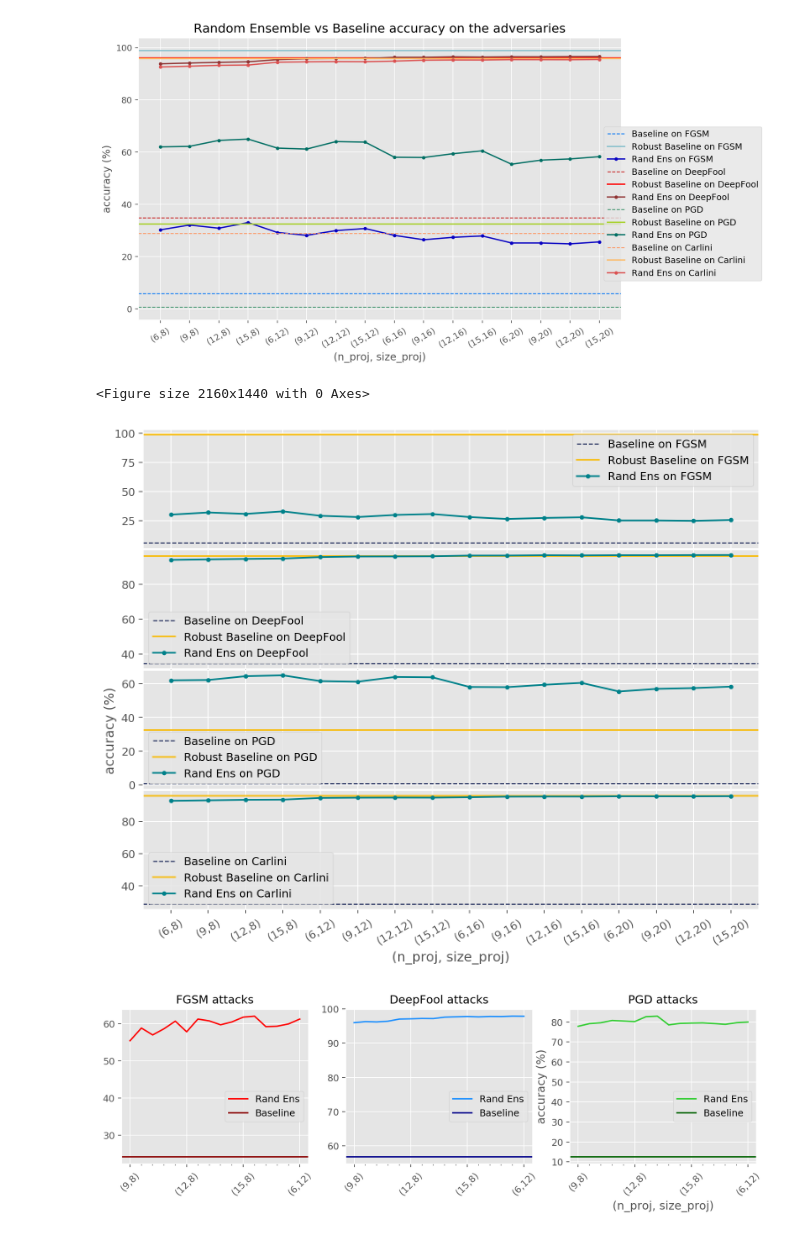
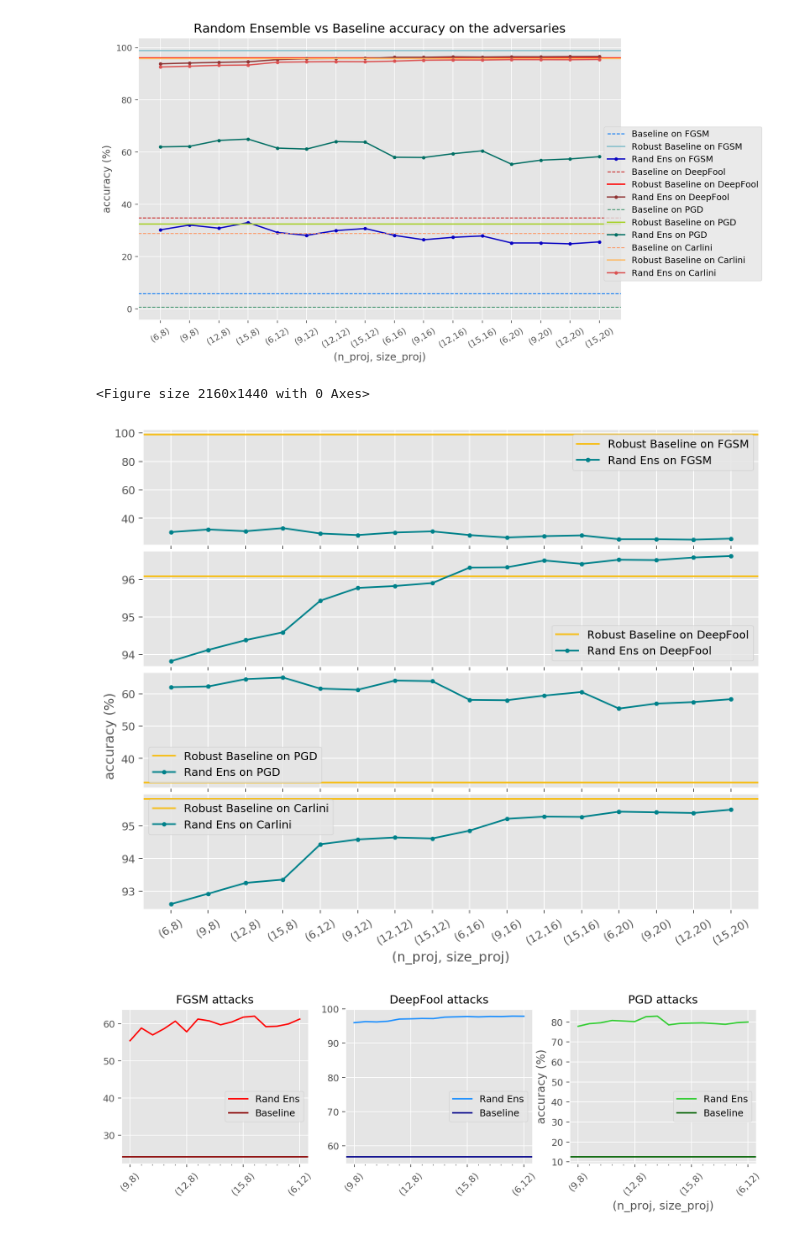
Before and after one commit to ginevracoal/adversarial_examples, a Jupyter notebook: notebooks/plots.ipynb, the cells around one changed output. Saved outputs shown, nothing was run; the diff lists cells and outputs as text; code cells hidden in the pictures.

Commit message:
updated plots

```diff
--- a/notebooks/plots.ipynb
+++ b/notebooks/plots.ipynb
@@ -137,39 +138,41 @@ xlab = ["(6,8)","(9,8)","(12,8)","(15,8)",
         "(6,16)","(9,16)","(12,16)","(15,16)",
         "(6,20)","(9,20)","(12,20)","(15,20)",]
 x = range(16)
 
 figure(num=None, figsize=(12, 8), dpi=180, facecolor='w', edgecolor='k')
 
 fig, (ax1, ax2, ax3, ax4) = plt.subplots(nrows=4, ncols=1, sharex=True, figsize=(10, 8), dpi=180)
 plt.ylabel('accuracy (%)', position=(0.5,1.5))
 plt.xlabel('(n_proj, size_proj)')
 plt.xticks(x, xlab, rotation=30)
-fig.subplots_adjust(hspace=0.01)
+fig.subplots_adjust(hspace=0.05)
 
-ax1.axhline(y=baseline_fgsm, color="#293462", label='Baseline on FGSM', ls="dashed", linewidth=1)
+#ax1.axhline(y=baseline_fgsm, color="#293462", label='Baseline on FGSM', ls="dashed", linewidth=1)
 ax1.axhline(y=baseline_robust_fgsm, color="#f7be16", label='Robust Baseline on FGSM')
 ax1.plot(x,random_fgsm,color="#00818a",label='Rand Ens on FGSM', marker=".")
 ax1.legend(loc='best')
+#ax1.set_yscale('log')
+#ax1.yaxis.set_major_formatter(matplotlib.ticker.ScalarFormatter())
 
-ax2.axhline(y=baseline_deepf, color="#293462",label='Baseline on DeepFool',  ls="dashed", linewidth=1)
+#ax2.axhline(y=baseline_deepf, color="#293462",label='Baseline on DeepFool',  ls="dashed", linewidth=1)
 ax2.axhline(y=baseline_robust_deepf, color="#f7be16",label='Robust Baseline on DeepFool')
 ax2.plot(x,random_deepf,color="#00818a",label='Rand Ens on DeepFool', marker=".")
 ax2.legend(loc='best')#,bbox_to_anchor=(0.65, 0.5, 0.5, 0.5))
 
-ax3.axhline(y=baseline_pgd, color="#293462",label='Baseline on PGD',  ls="dashed", linewidth=1)
+#ax3.axhline(y=baseline_pgd, color="#293462",label='Baseline on PGD',  ls="dashed", linewidth=1)
 ax3.axhline(y=baseline_robust_pgd, color="#f7be16",label='Robust Baseline on PGD')
 ax3.plot(x,random_pgd,color="#00818a",label='Rand Ens on PGD', marker=".")
 ax3.legend(loc='best')#,bbox_to_anchor=(0.65, 0.5, 0.5, 0.5))
 
-ax4.axhline(y=baseline_carlini_linf, color="#293462",label='Baseline on Carlini',  ls="dashed", linewidth=1)
+#ax4.axhline(y=baseline_carlini_linf, color="#293462",label='Baseline on Carlini',  ls="dashed", linewidth=1)
 ax4.axhline(y=baseline_robust_carlini_linf, color="#f7be16",label='Robust Baseline on Carlini')
 ax4.plot(x,random_carlini_linf,color="#00818a",label='Rand Ens on Carlini', marker=".")
 ax4.legend(loc='best')#,bbox_to_anchor=(0.65, 0., 0.5, 0.5))
 
 fig.show()
 # %% [output]
 <Figure size 2160x1440 with 0 Axes>
-[figure, old version]
+[figure, new version]
 # %%
 # data
 baseline_fgsm = 24.17
```
Also changed, not shown: parts of 1 cell of this notebook, 1 other file.
